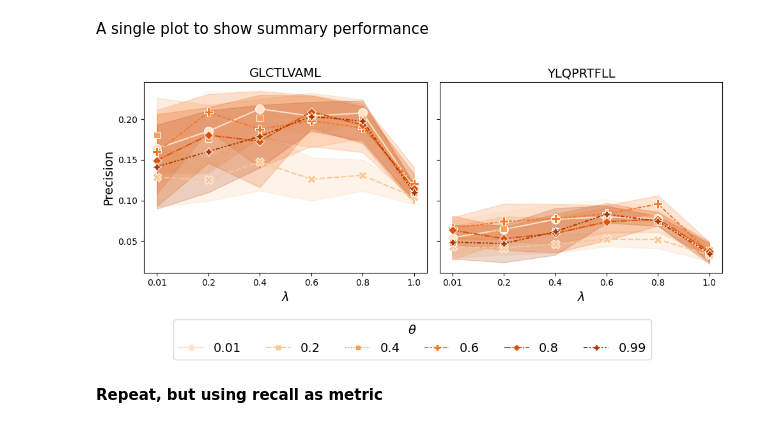
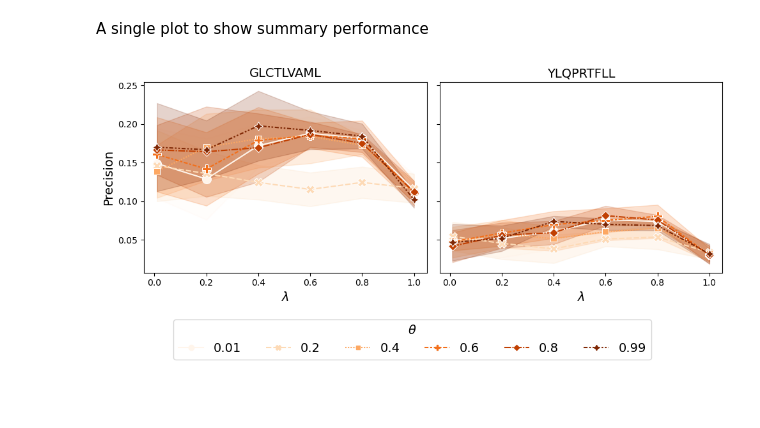
Before and after one commit to mm523/TCRab-pairing, a Jupyter notebook: VDJ_MI-IPA_results/w_L_screen.ipynb, the cells around one changed output. Cells and saved outputs as stored; diff of their text form; code cells hidden in the pictures; blank space fills up the shorter version.

```diff
--- a/VDJ_MI-IPA_results/w_L_screen.ipynb
+++ b/VDJ_MI-IPA_results/w_L_screen.ipynb
@@ -72,12 +73,13 @@ print(Rmelt_GLC)
 # %%
 allresults_YLQ = []
-for f in os.listdir(ff2):
-    if '.csv' in f:
+ylq = 'YLQPRTFLL'
+for f in os.listdir(ff1):
+    if ('.csv' in f) & (ylq in f):
         print(f)
         f1 = f.replace('small_ind', 'smallInd')
         f1 = f1.replace('prop_test', 'propTest')
         properties = {x.split('-')[0]:x.split('-')[1] for x in f1.split('_') if '.csv' not in x}
-        results, N = hf.load_df_TPR(ff2 + f)
+        results, N = hf.load_df_TPR(ff1 + f)
         results = pd.DataFrame(np.array(np.array([x for x in results])))
         its = results.shape[1]-1
         results['test_size'] = N
@@ -113,15 +112,0 @@ Lineplots for everything
-# %%
-Rmelt_GLC['value'] = Rmelt_GLC['value']/Rmelt_GLC['test_size']
-Rmelt_GLC = Rmelt_GLC.sort_values(by = ['w','L'])
-d = {'color':sns.color_palette('flare',5) + ['black'], 'ls' : ['-', '--', '-.', ':', '--', '-']}
-g = sns.FacetGrid(Rmelt_GLC[['w','L','variable','value']], col = 'w', hue='L', hue_kws=d, col_wrap=6, legend_out=False)
-g = g.map(sns.lineplot, 'variable', 'value', errorbar = 'sd').add_legend()
-lgd=sns.move_legend(g, 'upper center',
-    bbox_to_anchor=(.5, -0.01), ncol=6, title=r'$\lambda$', frameon=False, fontsize=14, title_fontsize=14)
-for ax in g.axes:
-    ax.set_xlabel('iteration', fontdict={'size':14})
-    ax.set_ylabel('Precision', fontdict={'size':14})
-    ax.set_title(r'$\theta = $' + ax.get_title().split('=')[1], fontsize=14)
-g.fig.suptitle(Rmelt_GLC['Epitope'].unique()[0], fontsize=16)
-plt.tight_layout()
-plt.show()
@@ -130,15 +112,0 @@ plt.show()
-# %%
-Rmelt_YLQ['value'] = Rmelt_YLQ['value']/Rmelt_YLQ['test_size']
-Rmelt_YLQ = Rmelt_YLQ.sort_values(by = ['w','L'])
-d = {'color':sns.color_palette('flare',5) + ['black'], 'ls' : ['-', '--', '-.', ':', '--', '-']}
-g = sns.FacetGrid(Rmelt_YLQ[['w','L','variable','value']], col = 'w', hue='L', hue_kws=d, col_wrap=6, legend_out=False)
-g = g.map(sns.lineplot, 'variable', 'value', errorbar = 'sd').add_legend()
-lgd=sns.move_legend(g, 'upper center',
-    bbox_to_anchor=(.5, -0.01), ncol=6, title=r'$\lambda$', frameon=False, fontsize=14, title_fontsize=14)
-for ax in g.axes:
-    ax.set_xlabel('iteration', fontdict={'size':14})
-    ax.set_ylabel('Precision', fontdict={'size':14})
-    ax.set_title(r'$\theta = $' + ax.get_title().split('=')[1], fontsize=16)
-g.fig.suptitle(Rmelt_YLQ['Epitope'].unique()[0], fontsize=16)
-plt.tight_layout()
-plt.show()
@@ -149,27 +115,28 @@ A single plot to show summary performance
 # %%
 rmelt1 = Rmelt_GLC[['final_test_prop','L','w']].drop_duplicates()
 rmelt2 = Rmelt_YLQ[['final_test_prop','L','w']].drop_duplicates()
+
+rmelt1[['L','w']] = rmelt1[['L','w']].astype(float)
+rmelt2[['L','w']] = rmelt2[['L','w']].astype(float)
 
 f, ax = plt.subplots(ncols=2, sharey=True, figsize=(10,4))
 sns.lineplot(rmelt1, x = 'L', y = 'final_test_prop', hue = 'w', style='w', markers=True, palette = 'Oranges',
                 markersize = 10, errorbar = 'sd', ax = ax[0])
                 #err_style='bars', err_kws = {'capsize':5})
 sns.lineplot(rmelt2, x = 'L', y = 'final_test_prop', hue = 'w', style='w', markers=True, palette = 'Oranges',
                 markersize = 10, errorbar = 'sd', ax = ax[1])
 handles, labels = ax[0].get_legend_handles_labels()
 ax[0].legend().remove()
 ax[1].legend().remove()
 f.legend(handles, labels, bbox_to_anchor = [0.5,0], loc='upper center', title=r'$\theta$', ncols=6, fontsize=14, title_fontsize=14)
 ax[0].set_xlabel(r'$\lambda$', fontsize=14)
 ax[1].set_xlabel(r'$\lambda$', fontsize=14)
 ax[0].set_ylabel('Precision', fontsize=14)
 ax[0].set_title(Rmelt_GLC['Epitope'].unique()[0], fontsize=14)
 ax[1].set_title(Rmelt_YLQ['Epitope'].unique()[0], fontsize=14)
 plt.tight_layout()
-plt.savefig('figures/wL_summary_TPR.png',
-                    bbox_inches='tight')
+plt.savefig(outdir + 'wL_summary_TPR.png',
+            bbox_inches='tight')
 plt.show()
 # %% [output]
-[figure, old version]
+[figure, new version]
-# %% [markdown]
-**Repeat, but using recall as metric**
```
Also changed, not shown: parts of 17 cells of this notebook, 3 other files.
